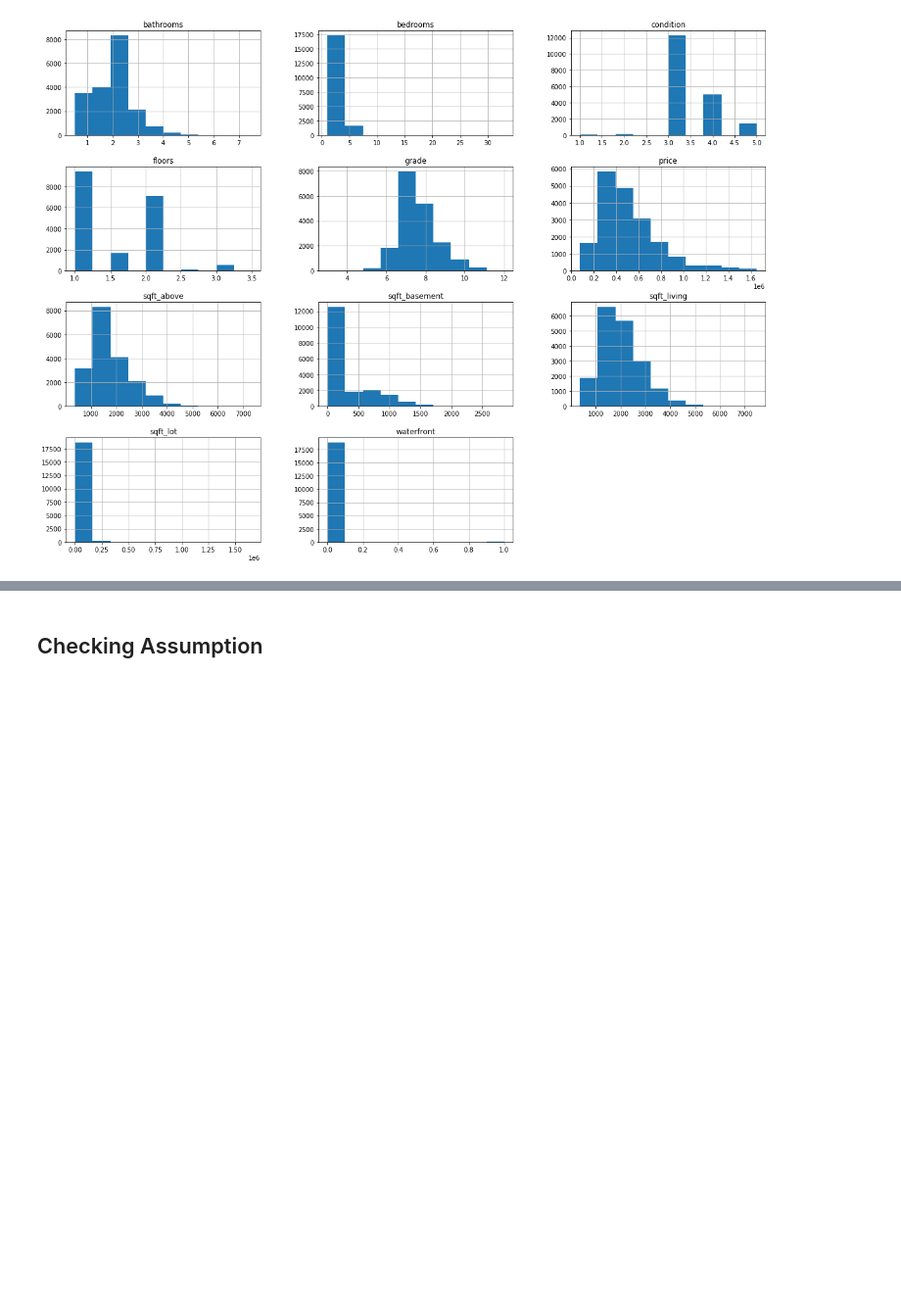
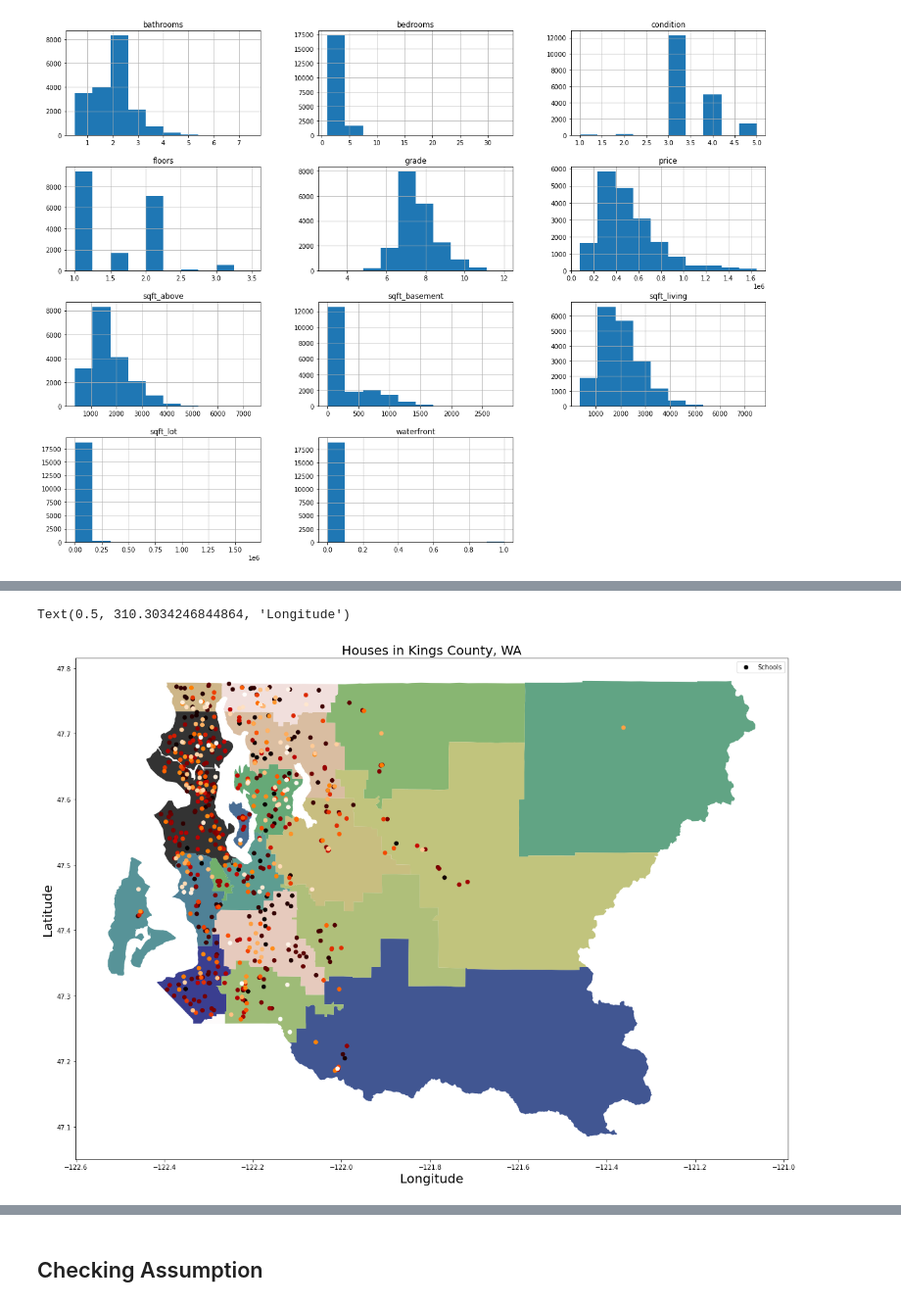
Before and after one commit to christianmoya/PredictingHousingPrices_KingCounty, a Jupyter notebook: Data Exploration & Visualization.ipynb, the cells around one changed output, grey strips where cells are left out. Shown at 98% size. Cells and saved outputs as stored; diff of their text form; code cells hidden in the pictures; blank space fills up the shorter version.

```diff
--- a/Data Exploration & Visualization.ipynb
+++ b/Data Exploration & Visualization.ipynb
@@ -686,0 +607,13 @@ kings_county = gpd.read_file('C:/Users/egust/Desktop/KingCounty/School_Districts
+# %%
+fig, ax = plt.subplots(figsize = (20,20))
+
+kings_county.plot(ax=ax, alpha = 0.8, cmap = 'gist_earth')
+kings_county_schools.plot(ax=ax, cmap = 'gist_heat', label = 'Schools')
+
+plt.legend(prop = {'size':10} )
+ax.set_title('Houses in Kings County, WA', fontdict = {'fontsize':20})
+ax.set_ylabel('Latitude', fontdict = {'fontsize' : 20})
+ax.set_xlabel('Longitude', fontdict = {'fontsize' : 20})
+# %% [output]
+Text(0.5, 310.3034246844864, 'Longitude')
+[figure, added]
```
Also changed, not shown: parts of 44 cells of this notebook.
